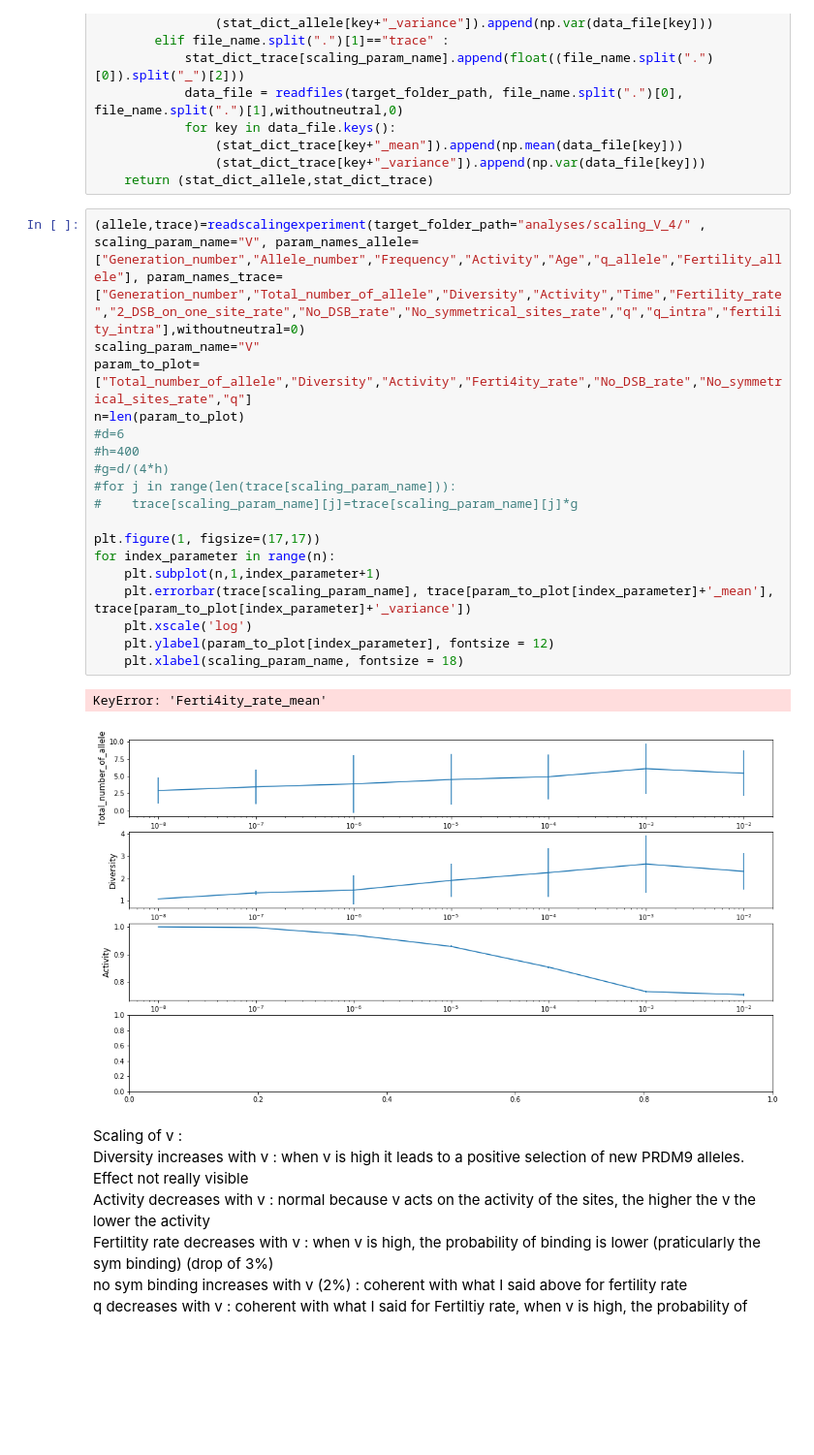
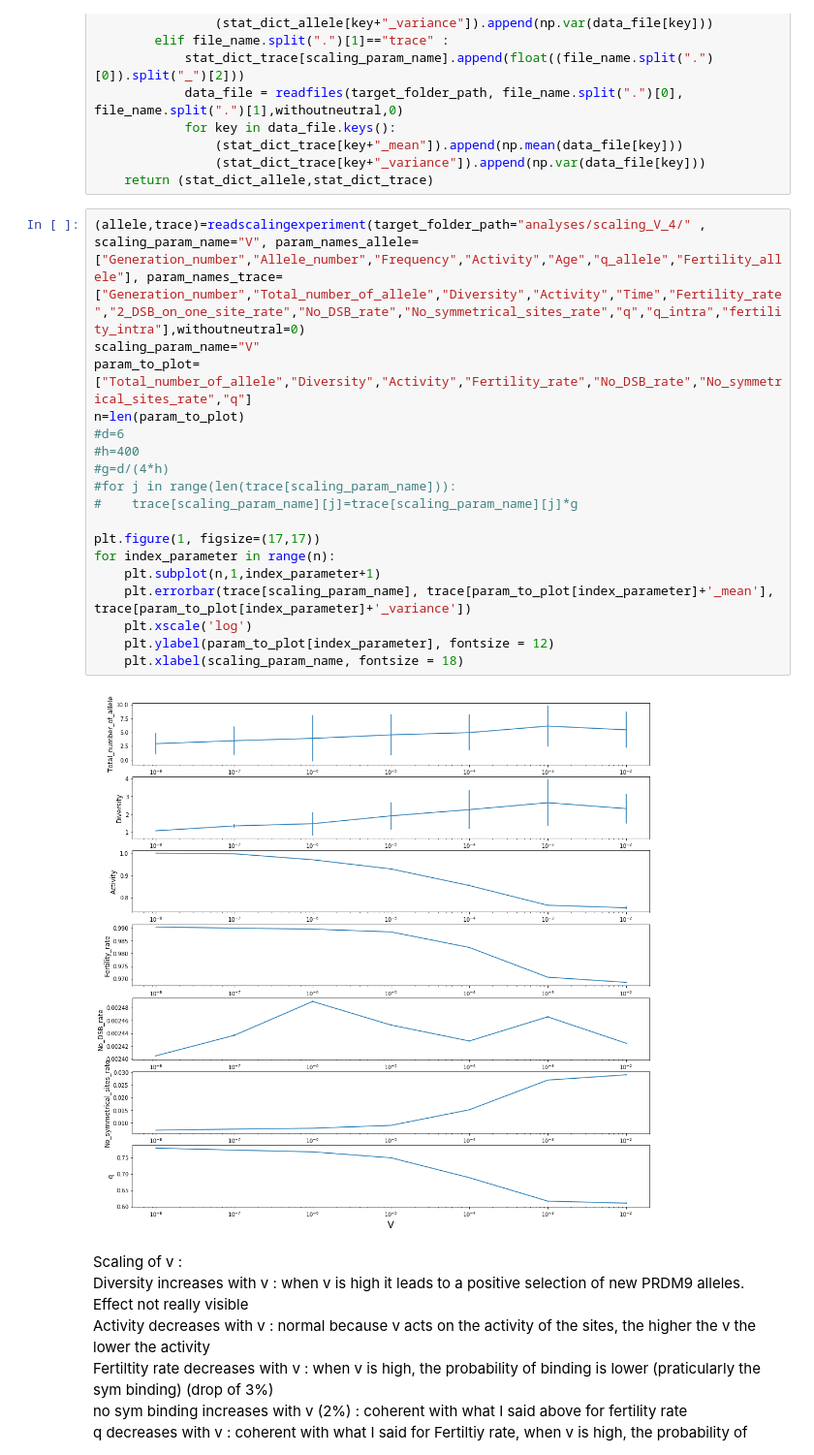
Before and after one commit to alicegenestier/Red_Queen_PRDM9, a Jupyter notebook: cluster/meiosis/meiosis_notebook.ipynb, the cells around one changed output. Shown at 97% size. Saved outputs shown, nothing was run; the diff lists cells and outputs as text; blank space fills up the shorter version.

Commit message:
fertility and q corrected

```diff
--- a/cluster/meiosis/meiosis_notebook.ipynb
+++ b/cluster/meiosis/meiosis_notebook.ipynb
@@ -425,24 +427,23 @@ def readscalingexperiment(target_folder_path , scaling_param_name, param_names_a
 # %%
 (allele,trace)=readscalingexperiment(target_folder_path="analyses/scaling_V_4/" , scaling_param_name="V", param_names_allele=["Generation_number","Allele_number","Frequency","Activity","Age","q_allele","Fertility_allele"], param_names_trace=["Generation_number","Total_number_of_allele","Diversity","Activity","Time","Fertility_rate","2_DSB_on_one_site_rate","No_DSB_rate","No_symmetrical_sites_rate","q","q_intra","fertility_intra"],withoutneutral=0)
 scaling_param_name="V"
-param_to_plot=["Total_number_of_allele","Diversity","Activity","Ferti4ity_rate","No_DSB_rate","No_symmetrical_sites_rate","q"]
+param_to_plot=["Total_number_of_allele","Diversity","Activity","Fertility_rate","No_DSB_rate","No_symmetrical_sites_rate","q"]
 n=len(param_to_plot)
 #d=6
 #h=400
 #g=d/(4*h)
 #for j in range(len(trace[scaling_param_name])):
 #    trace[scaling_param_name][j]=trace[scaling_param_name][j]*g
 
 plt.figure(1, figsize=(17,17))
 for index_parameter in range(n):
     plt.subplot(n,1,index_parameter+1)
     plt.errorbar(trace[scaling_param_name], trace[param_to_plot[index_parameter]+'_mean'], trace[param_to_plot[index_parameter]+'_variance'])
     plt.xscale('log')
     plt.ylabel(param_to_plot[index_parameter], fontsize = 12)
     plt.xlabel(scaling_param_name, fontsize = 18)
 # %% [output]
-KeyError: 'Ferti4ity_rate_mean'
-[figure, old version]
+[figure, new version]
 # %% [markdown]
 Scaling of v :
 Diversity increases with v : when v is high it leads to a positive selection of new PRDM9 alleles. Effect not really visible
```
Also changed, not shown: parts of 4 cells of this notebook, 1 other file.
